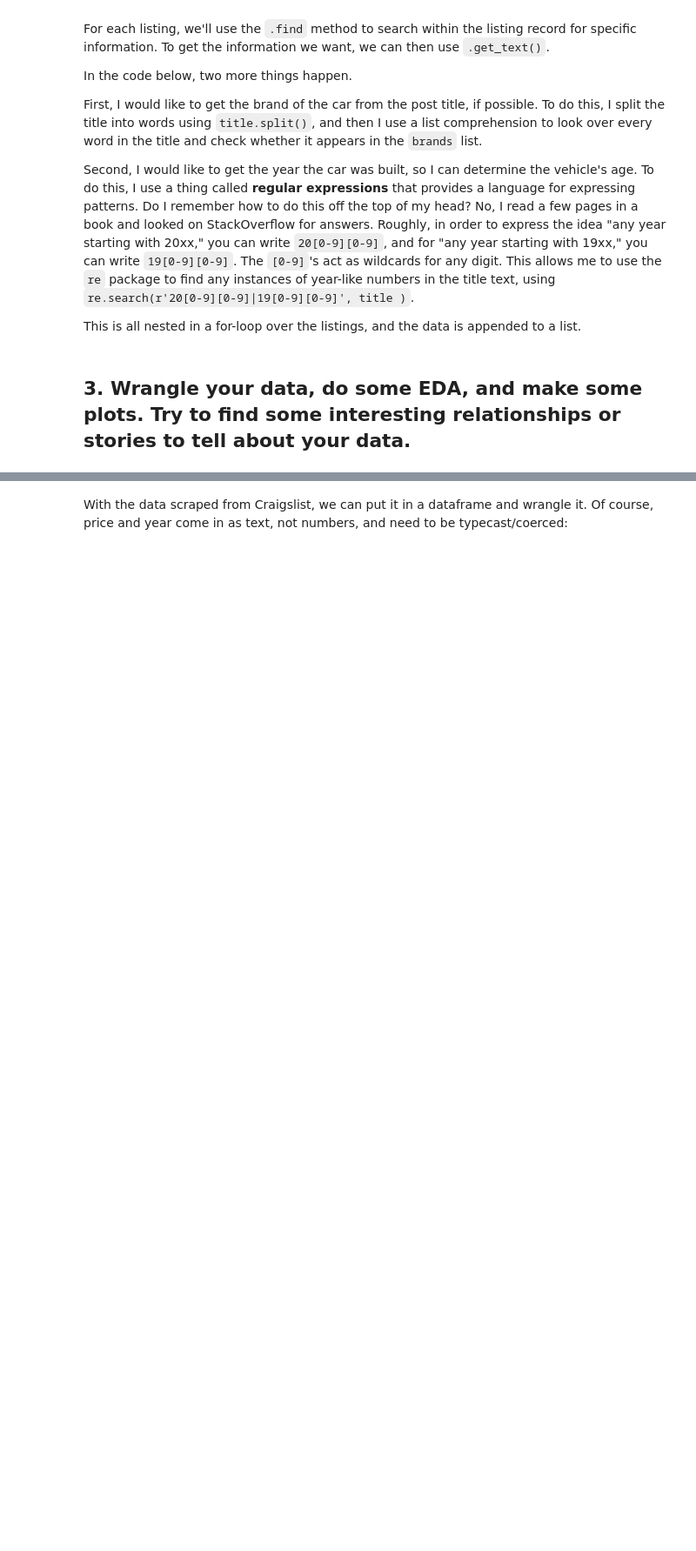
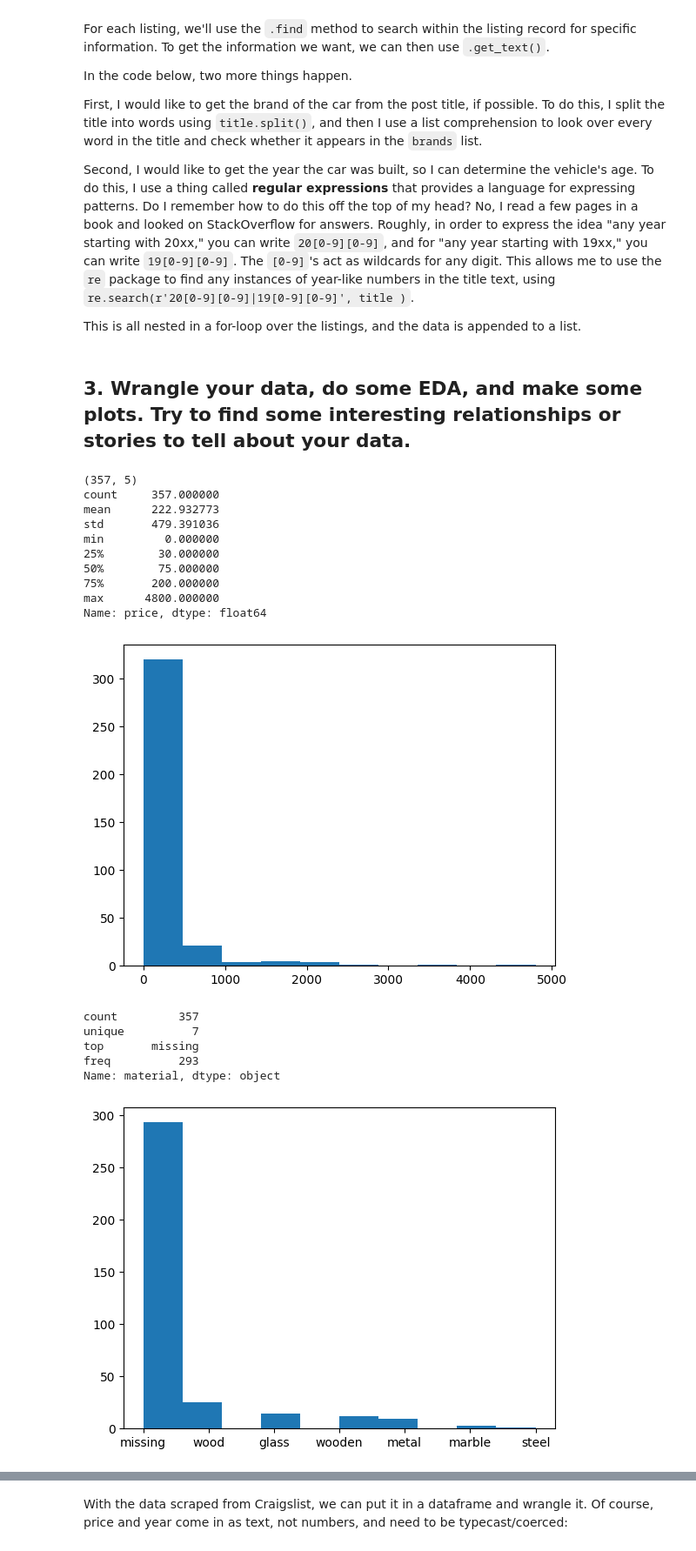
Before and after one commit to rtg7bs/labs, a Jupyter notebook: 02_scraping/lab_notebook.ipynb, the cells around one changed output, grey strips where cells are left out. Shown at 87% size. Drawn from its saved outputs; the diff is of its cells as text; code cells hidden in the pictures; blank space fills up the shorter version.

```diff
--- a/02_scraping/lab_notebook.ipynb
+++ b/02_scraping/lab_notebook.ipynb
@@ -154,3 +142,49 @@ for k in range( len(listings) ):
     data.append({'title':title,'price':price,'year':year,'link':link,'brand':brand})
 # %% [markdown]
 ## 3. Wrangle your data, do some EDA, and make some plots. Try to find some interesting relationships or stories to tell about your data.
+# %%
+# ----- start of furniture craiglist scraping lab code -----
+df = pd.DataFrame.from_dict(data)
+df['price'] = df['price'].str.replace('$','')
+df['price'] = df['price'].str.replace(',','')
+df['price'] = pd.to_numeric(df['price'],errors='coerce')
+#df['year'] = pd.to_numeric(df[''],errors='coerce')
+#df['material'] = 2025-df['year']
+print(df.shape)
+df.to_csv('craigslist_cville_furniture.csv') # Save data in case of a disaster
+df.head()
+
+
+
+# EDA for price and material_types:
+print(df['price'].describe())
+df['price'].hist(grid=False)
+plt.show()
+
+print(df['material'].describe())
+df['material'].hist(grid=False)
+plt.show()
+
+# df.columns
+df['furniture_type'].value_counts().plot(kind='bar')
+
+# Price by furniture type:
+df.loc[:,['price','furniture_type']].groupby('furniture_type').describe()
+# %% [output]
+(357, 5)
+count     357.000000
+mean      222.932773
+std       479.391036
+min         0.000000
+25%        30.000000
+50%        75.000000
+75%       200.000000
+max      4800.000000
+Name: price, dtype: float64
+[figure, added]
+count         357
+unique          7
+top       missing
+freq          293
+Name: material, dtype: object
+[figure, added]
```
Also changed, not shown: parts of 4 cells of this notebook.
